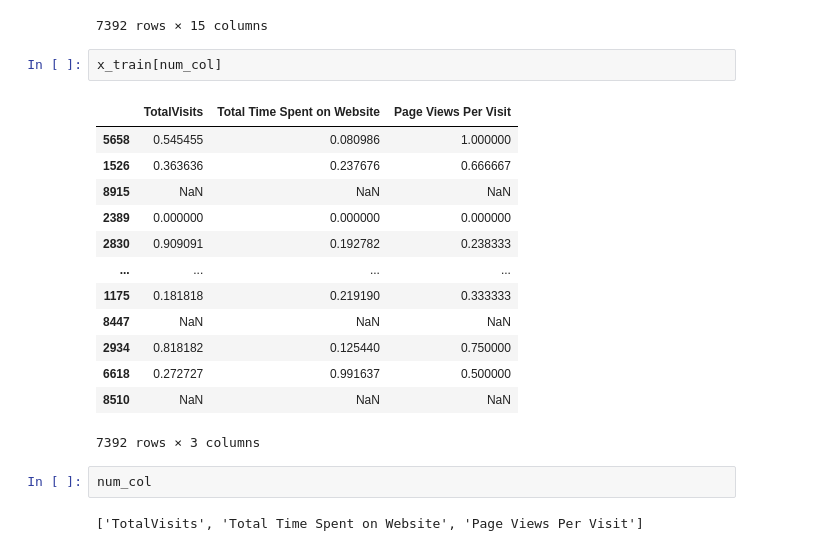
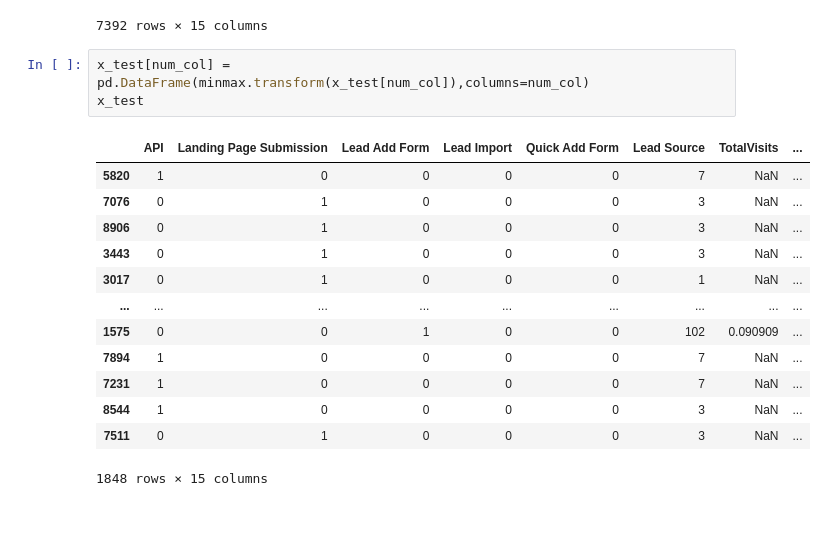
Before and after one commit to deepakjeff2/data-cleaning, a Jupyter notebook: Leads_EDA .ipynb, the cells around one changed output. Saved outputs shown, nothing was run; the diff lists cells and outputs as text; blank space fills up the shorter version.

Commit message:
traintestsplit

```diff
--- a/Leads_EDA .ipynb
+++ b/Leads_EDA .ipynb
@@ -1234,22 +1252,19 @@ x_train
 | 8510 | 0 | 1 | 0 | 0 | 0 | 3 | NaN | ... |
 7392 rows × 15 columns
 # %%
-x_train[num_col]
+x_test[num_col] = pd.DataFrame(minmax.transform(x_test[num_col]),columns=num_col)
+x_test
 # %% [output]
-|  | TotalVisits | Total Time Spent on Website | Page Views Per Visit |
-| 5658 | 0.545455 | 0.080986 | 1.000000 |
-| 1526 | 0.363636 | 0.237676 | 0.666667 |
-| 8915 | NaN | NaN | NaN |
-| 2389 | 0.000000 | 0.000000 | 0.000000 |
-| 2830 | 0.909091 | 0.192782 | 0.238333 |
-| ... | ... | ... | ... |
-| 1175 | 0.181818 | 0.219190 | 0.333333 |
-| 8447 | NaN | NaN | NaN |
-| 2934 | 0.818182 | 0.125440 | 0.750000 |
-| 6618 | 0.272727 | 0.991637 | 0.500000 |
-| 8510 | NaN | NaN | NaN |
+|  | API | Landing Page Submission | Lead Add Form | Lead Import | Quick Add Form | Lead Source | TotalVisits | ... |
+| 5820 | 1 | 0 | 0 | 0 | 0 | 7 | NaN | ... |
+| 7076 | 0 | 1 | 0 | 0 | 0 | 3 | NaN | ... |
+| 8906 | 0 | 1 | 0 | 0 | 0 | 3 | NaN | ... |
+| 3443 | 0 | 1 | 0 | 0 | 0 | 3 | NaN | ... |
+| 3017 | 0 | 1 | 0 | 0 | 0 | 1 | NaN | ... |
+| ... | ... | ... | ... | ... | ... | ... | ... | ... |
+| 1575 | 0 | 0 | 1 | 0 | 0 | 102 | 0.090909 | ... |
+| 7894 | 1 | 0 | 0 | 0 | 0 | 7 | NaN | ... |
+| 7231 | 1 | 0 | 0 | 0 | 0 | 7 | NaN | ... |
+| 8544 | 1 | 0 | 0 | 0 | 0 | 3 | NaN | ... |
+| 7511 | 0 | 1 | 0 | 0 | 0 | 3 | NaN | ... |
-7392 rows × 3 columns
+1848 rows × 15 columns
-# %%
-num_col
-# %% [output]
-['TotalVisits', 'Total Time Spent on Website', 'Page Views Per Visit']
```
Also changed, not shown: parts of 17 cells of this notebook.
